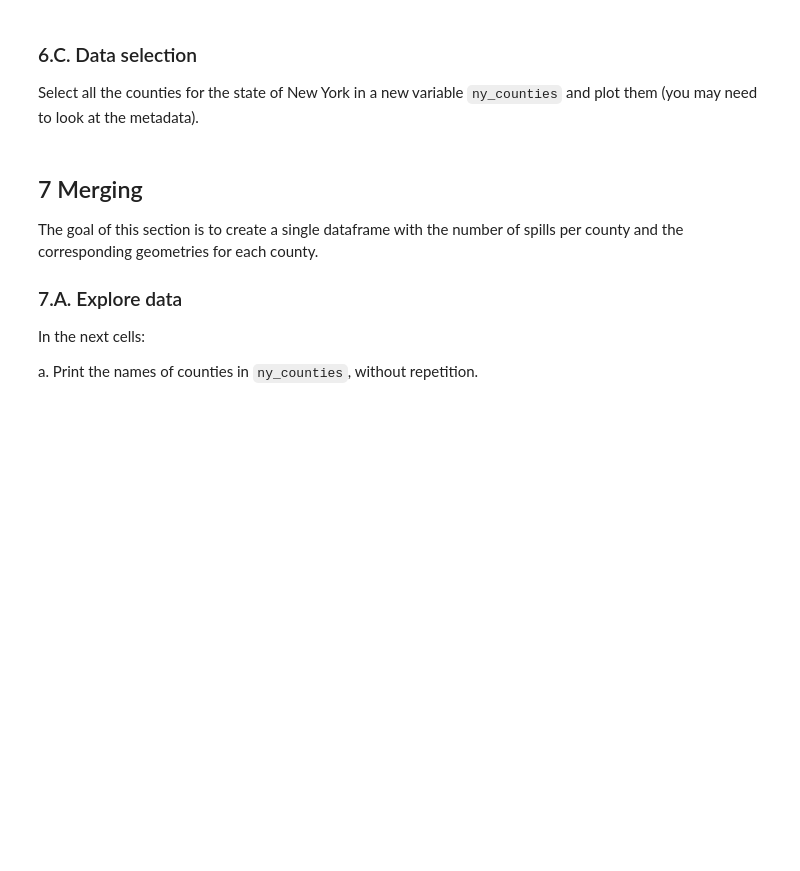
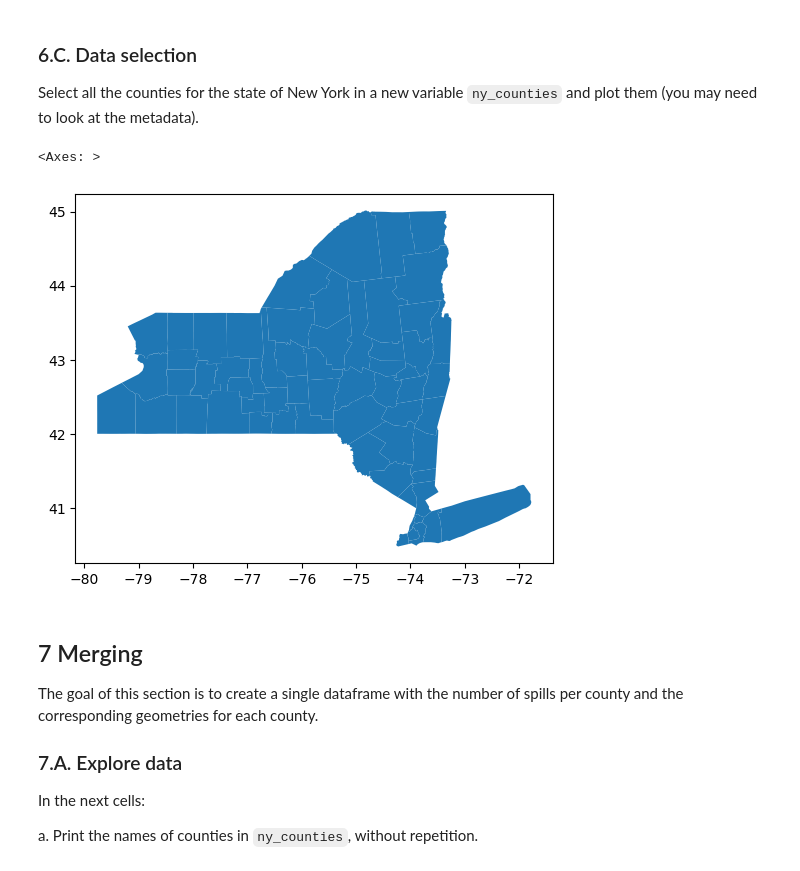
Before and after one commit to roshananair/eds220-hwk3, a Jupyter notebook: hwk3-task2-spills.ipynb, the cells around one changed output. Saved outputs shown, nothing was run; the diff lists cells and outputs as text; code cells hidden in the pictures; blank space fills up the shorter version.

```diff
--- a/hwk3-task2-spills.ipynb
+++ b/hwk3-task2-spills.ipynb
@@ -433,6 +454,15 @@ Simplify column names as needed.
 ### 6.C. Data selection
 
 Select all the counties for the state of New York in a new variable `ny_counties` and plot them (you may need to look at the metadata).
+# %%
+# Selecting rows fo counties from New York (36)
+ny_counties = counties[counties['STATEFP'] == '36']
+
+# Plotting New York counties
+ny_counties.plot()
+# %% [output]
+<Axes: >
+[figure, added]
 # %% [markdown]
 <!-- END QUESTION -->
 
```
Also changed, not shown: parts of 14 cells of this notebook.
